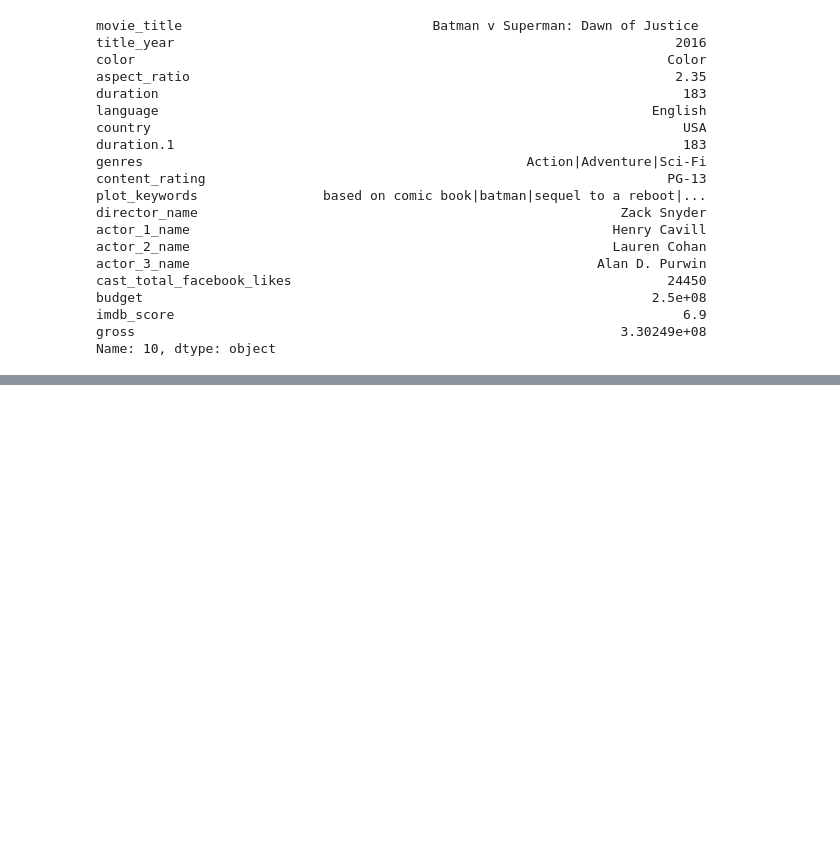
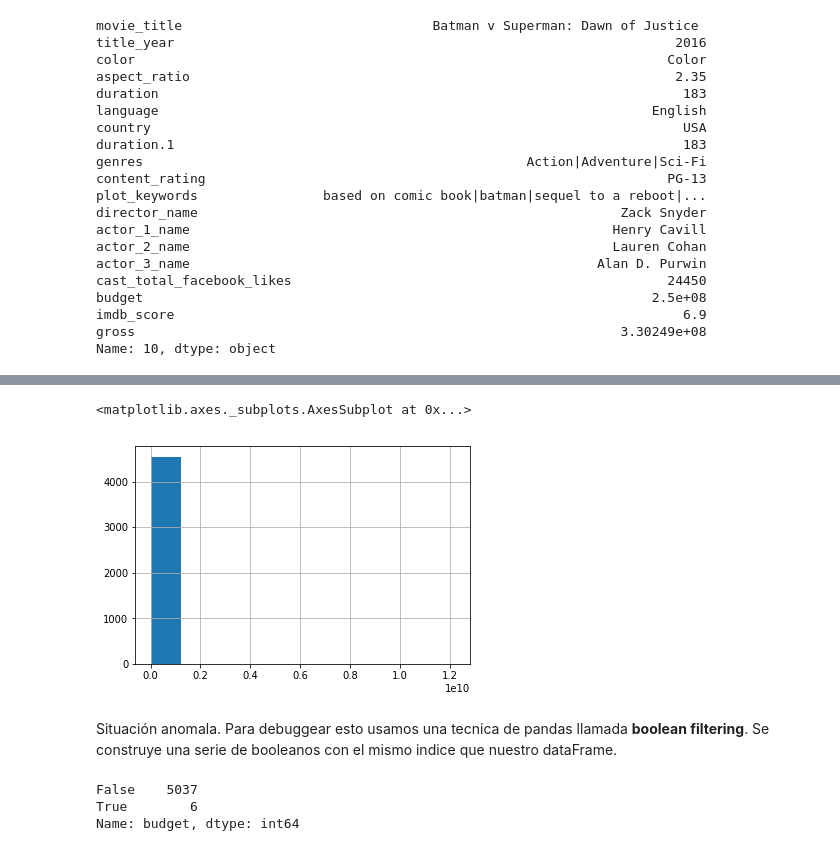
Before and after one commit to Byhako/Platzy, a Jupyter notebook: ai/Ejemplos.ipynb, the cells around one changed output, grey strips where cells are left out. Cells and saved outputs as stored; diff of their text form; code cells hidden in the pictures; blank space fills up the shorter version.

```diff
--- a/ai/Ejemplos.ipynb
+++ b/ai/Ejemplos.ipynb
@@ -68,0 +175,13 @@ KeyError: 'the label [movies_title] is not in the [columns]'
+# %%
+movies_num['budget'].hist()
+# %% [output]
+<matplotlib.axes._subplots.AxesSubplot at 0x...>
+[figure, added]
+# %% [markdown]
+Situación anomala. Para debuggear esto usamos una tecnica de pandas llamada **boolean filtering**. Se construye una serie de booleanos con el mismo indice que nuestro dataFrame.
+# %%
+(movies_num['budget'] > 1e9).value_counts()
+# %% [output]
+False    5037
+True        6
+Name: budget, dtype: int64
```
Also changed, not shown: parts of 32 cells of this notebook.
